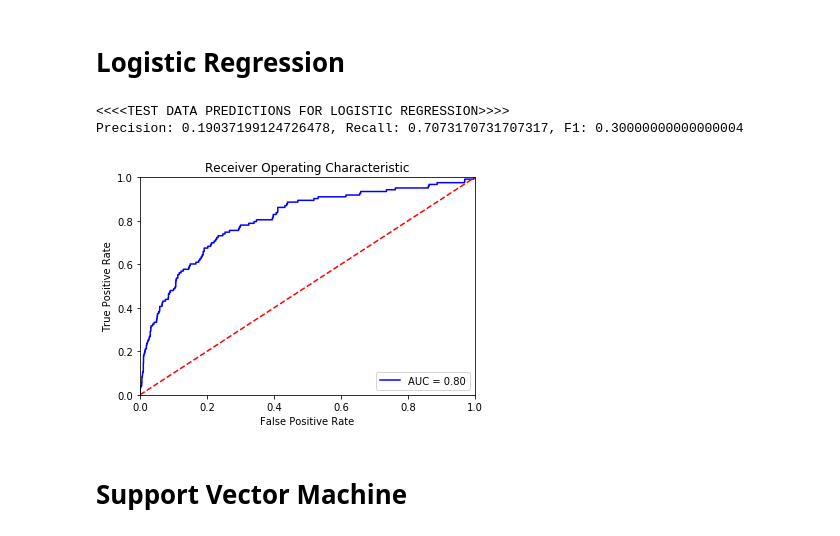
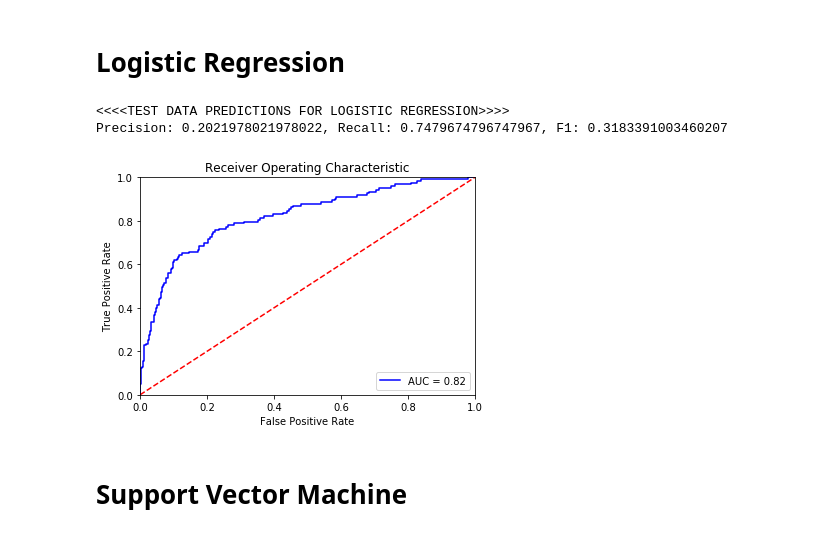
Before and after one commit to zchuning/BankruptcyDataAnalysis, a Jupyter notebook: BankruptcyDataAnalysis.ipynb, the cells around one changed output. Drawn from its saved outputs; the diff is of its cells as text; code cells hidden in the pictures.

```diff
--- a/BankruptcyDataAnalysis.ipynb
+++ b/BankruptcyDataAnalysis.ipynb
@@ -279,6 +316 @@ def knn(X_train, y_train, X_test, y_test):
     plot_AUC(final_pred_proba, y_test)
-# %%
-X_train_norm = StandardScaler().fit_transform(X_train)
-X_test_norm = StandardScaler().fit_transform(X_test)
-
-knn(X_train_norm, y_train, X_test_norm, y_test)
@@ -355,7 +389,7 @@ random_forest(X_train, y_train, X_test, y_test, cweight)
 # Logistic Regression
 # %%
 def logistic_regression(X_train, y_train, X_test, y_test, class_weight):
-    clf = LogisticRegression(solver='lbfgs', class_weight=class_weight, max_iter=1000)
+    clf = LogisticRegressionCV(solver='saga', class_weight=class_weight, max_iter=5000)
     clf.fit(X_train, y_train)
     y_pred = clf.predict(X_test)
     y_pred_proba = clf.predict_proba(X_test)
@@ -365,14 +399,11 @@ def logistic_regression(X_train, y_train, X_test, y_test, class_weight):
     print('Precision: {0}, Recall: {1}, F1: {2}'.format(str(pre_score), str(rec_score), str(f1)))
     plot_AUC(y_pred_proba, y_test)
 # %%
-X_train_norm = StandardScaler().fit_transform(X_train)
-X_test_norm = StandardScaler().fit_transform(X_test)
-
 logistic_regression(X_train_norm, y_train, X_test_norm, y_test, cweight)
 # %% [output]
 <<<<TEST DATA PREDICTIONS FOR LOGISTIC REGRESSION>>>>
-Precision: 0.19037199124726478, Recall: 0.7073170731707317, F1: 0.30000000000000004
+Precision: 0.2021978021978022, Recall: 0.7479674796747967, F1: 0.3183391003460207
-[figure, old version]
+[figure, new version]
 # %% [markdown]
 # Support Vector Machine
 # %%
```
Also changed, not shown: parts of 18 cells of this notebook.
